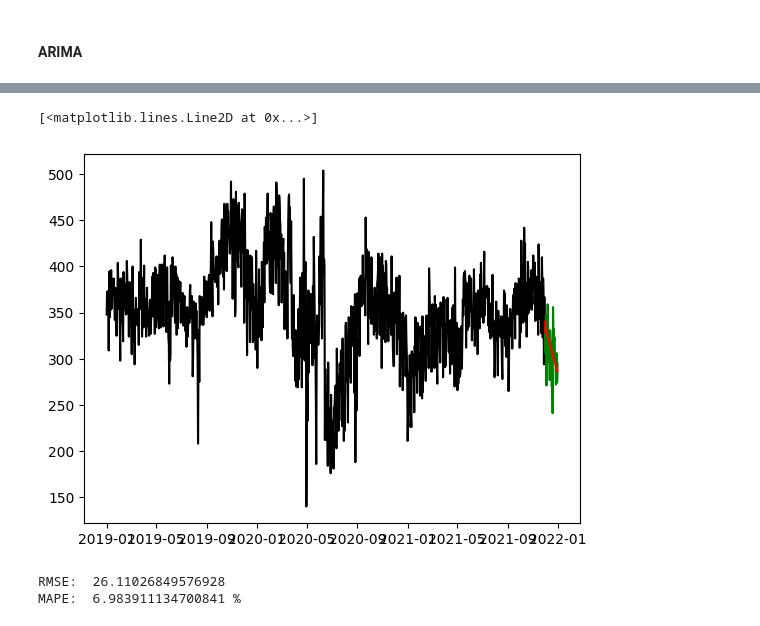
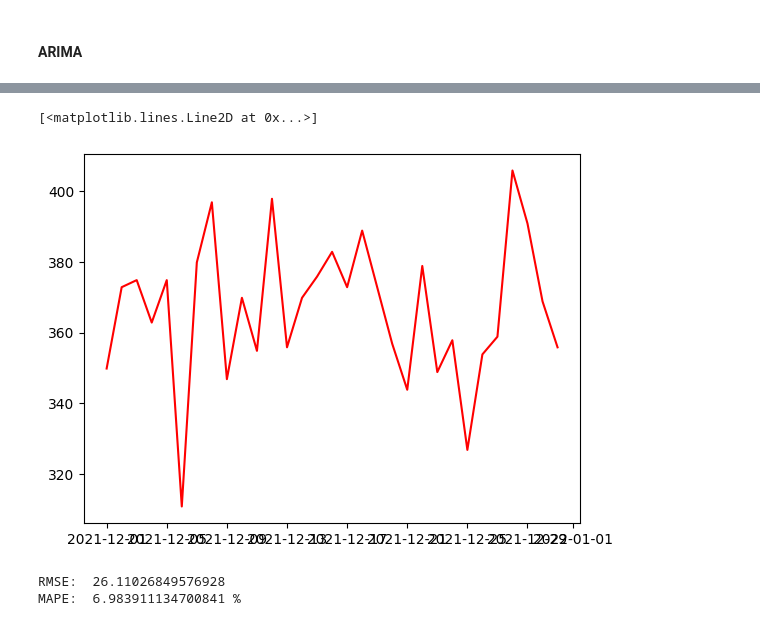
Before and after one commit to sumaiyahchinoy/er-dashboard-fyp-cronpipeline, a Jupyter notebook: TSModelling(Notebook).ipynb, the cells around one changed output, grey strips where cells are left out. Cells and saved outputs as stored; diff of their text form; code cells hidden in the pictures.

Commit message:
first order diffrencing added

```diff
--- a/TSModelling(Notebook).ipynb
+++ b/TSModelling(Notebook).ipynb
@@ -92,7 +98,7 @@ sns.lineplot(x = 'Triage_Datetime', y = 'Count of Patients', data = test)
 # %% [markdown]
 <h2> STATISTICAL TEST </h2>
 # %%
-st_df = new_df
+st_df = new_df.copy()
 st_df.index = st_df['Triage_Datetime']
 del st_df['Triage_Datetime']
 st_df.head()
@@ -146,0 +147,14 @@ Critial Values:
+# %%
+st_df['Count of Patients d1']= st_df['Count of Patients'].diff(periods=1)
+#dy=diff(y) dy = d1 col, y = old col
+# st_df.head()
+# st_df = st_df['Count of Patients d1'].dropna(axis = 0)
+st_df = st_df.dropna()
+st_df.head()
+ADF_test(st_df['Count of Patients d1'])
+# sns.lineplot(x = 'Triage_Datetime', y = 'Count of Patients d1', data = st_df)
+
+count_y = pd.DataFrame(st_df['Count of Patients'])
+del st_df['Count of Patients']
+# st_df.head()
+print(count_y)
@@ -146,0 +181,7 @@ Critial Values:
+# %%
+# st_df['Triage_Datetime'] = pd.to_datetime(new_df['Triage_Datetime'])
+train = st_df[st_df.index < pd.to_datetime("2021-12", format='%Y-%m')]
+test = st_df[st_df.index >= pd.to_datetime("2021-12", format='%Y-%m')]
+train.info()
+train.head()
+# test.info()
@@ -224,11 +259,20 @@ sns.lineplot(data = forecast, palette = ['red'])
 # %%
 from statsmodels.tsa.arima.model import ARIMA
 # %%
-y = train['Count of Patients']
-ARIMAmodel = ARIMA(y, order = (2, 4, 4))
+y = train['Count of Patients d1']
+ARIMAmodel = ARIMA(y, order = (2, 0, 4))
 ARIMAmodel = ARIMAmodel.fit()
 y_pred = ARIMAmodel.get_forecast(len(test.index))
 y_pred_df = y_pred.conf_int(alpha = 0.05)
 y_pred_df["Predictions"] = ARIMAmodel.predict(start = y_pred_df.index[0], end = y_pred_df.index[-1])
+
+#first difference = diff_y
+
+
+inverse = np.cumsum(np.r_[y_pred_df["Predictions"][1],diff_y])
+# print(inverse[:31])
+y_pred_df["Predictions"] = inverse[:31]
 y_pred_df.index = test.index
+# y_pred_df.head()
 y_pred_out = y_pred_df["Predictions"]
+y_pred_out.head()
@@ -235,10 +318,11 @@ y_pred_out = y_pred_df["Predictions"]
 # %%
-plt.plot(train, color='Black')
-plt.plot(test, color='Green')
+# np.cumsum(np.r_[y_pred_df["Predictions"][1],diff_y])
+# plt.plot(train, color='Black')
+# plt.plot(test, color='Green')
 plt.plot(y_pred_out, color='Red', label = 'ARIMA Predictions')
 # %% [output]
 [<matplotlib.lines.Line2D at 0x...>]
-[figure, old version]
+[figure, new version]
 # %%
 #EVALUATION INDICATOR
 
```
Also changed, not shown: parts of 14 cells of this notebook.
